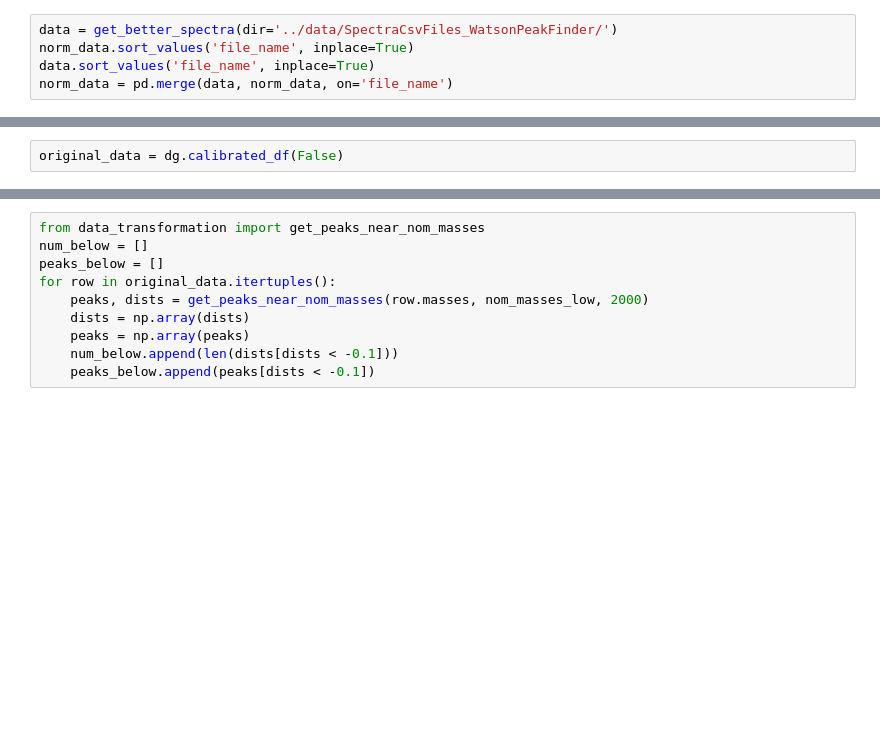
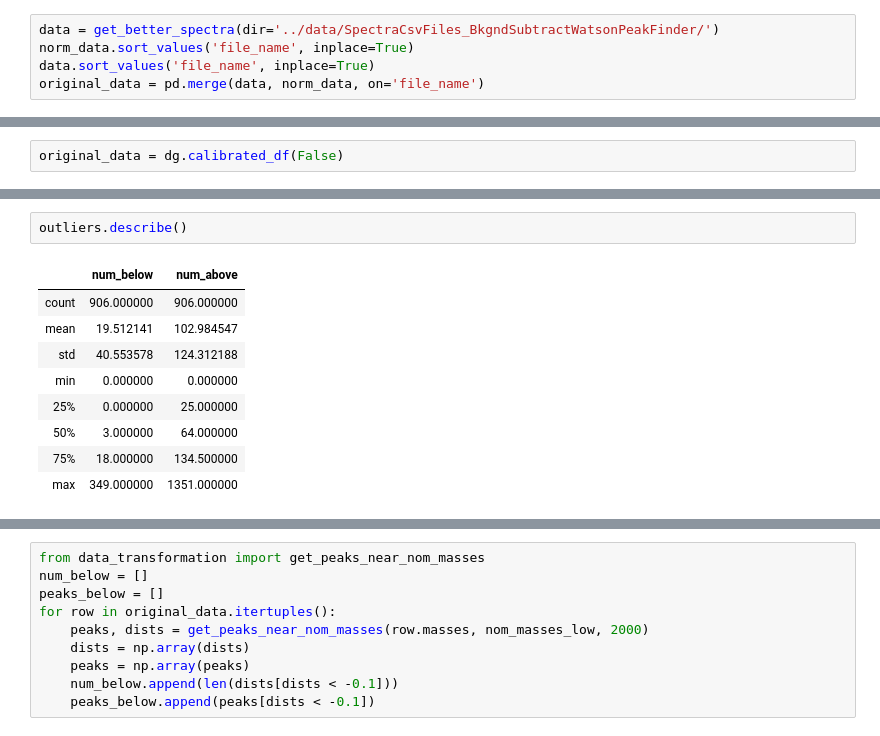
Before and after one commit to warrenregister/ToF_ML, a Jupyter notebook: notebooks/Graphing Error Manipulation.ipynb, the cells around one changed output, grey strips where cells are left out. Drawn from its saved outputs; the diff is of its cells as text; blank space fills up the shorter version.

```diff
--- a/notebooks/Graphing Error Manipulation.ipynb
+++ b/notebooks/Graphing Error Manipulation.ipynb
@@ -14,8 +14,8 @@ from data_transformation import get_better_spectra, get_precise_peaks
 dg = DataGenerator('../data/classification_cas_data.csv')
 norm_data = dg.df()
 # %%
-data = get_better_spectra(dir='../data/SpectraCsvFiles_WatsonPeakFinder/')
+data = get_better_spectra(dir='../data/SpectraCsvFiles_BkgndSubtractWatsonPeakFinder/')
 norm_data.sort_values('file_name', inplace=True)
 data.sort_values('file_name', inplace=True)
-norm_data = pd.merge(data, norm_data, on='file_name')
+original_data = pd.merge(data, norm_data, on='file_name')
 # %%
@@ -31,0 +78,12 @@ original_data = dg.calibrated_df(False)
+# %%
+outliers.describe()
+# %% [output]
+|  | num_below | num_above |
+| count | 906.000000 | 906.000000 |
+| mean | 19.512141 | 102.984547 |
+| std | 40.553578 | 124.312188 |
+| min | 0.000000 | 0.000000 |
+| 25% | 0.000000 | 25.000000 |
+| 50% | 3.000000 | 64.000000 |
+| 75% | 18.000000 | 134.500000 |
+| max | 349.000000 | 1351.000000 |
```
Also changed, not shown: parts of 9 cells of this notebook, 3 other files.
